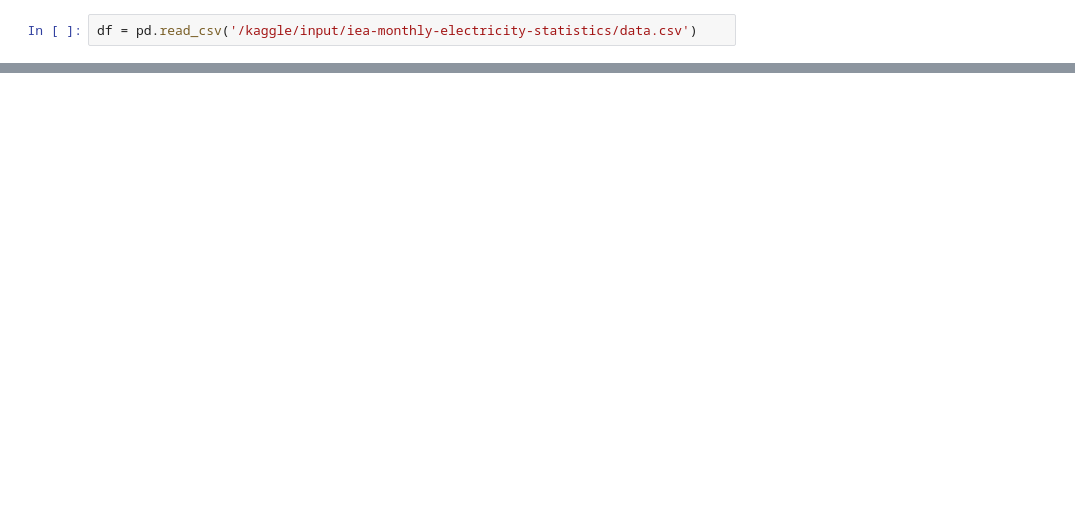
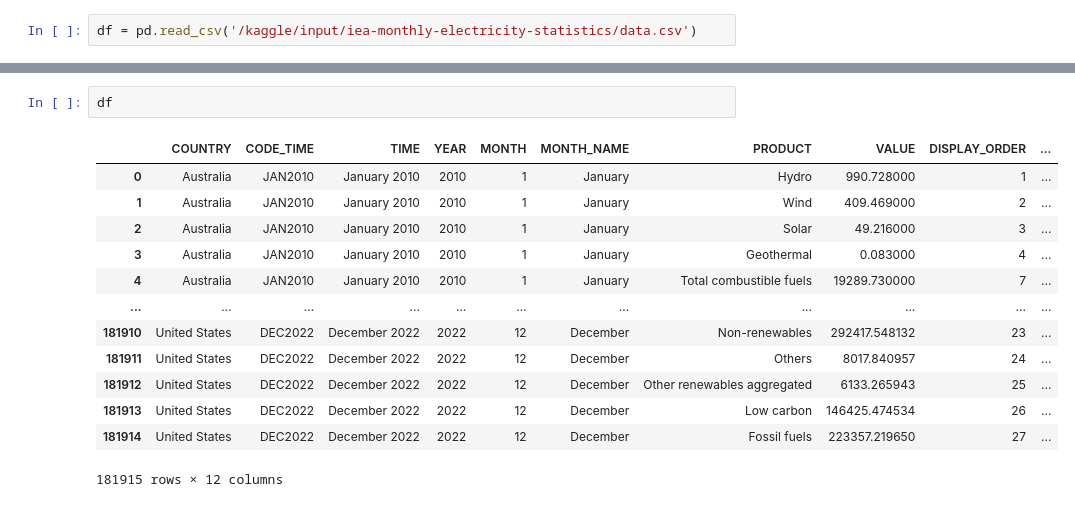
Before and after one commit to JoePortilla/EnergyProductionCol-EDA, a Jupyter notebook: EnergyProductionCol-EDA.ipynb, the cells around one changed output, grey strips where cells are left out. Cells and saved outputs as stored; diff of their text form; blank space fills up the shorter version.

```diff
--- a/EnergyProductionCol-EDA.ipynb
+++ b/EnergyProductionCol-EDA.ipynb
@@ -4,0 +97,16 @@ df = pd.read_csv('/kaggle/input/iea-monthly-electricity-statistics/data.csv')
+# %%
+df
+# %% [output]
+|  | COUNTRY | CODE_TIME | TIME | YEAR | MONTH | MONTH_NAME | PRODUCT | VALUE | DISPLAY_ORDER | ... |
+| 0 | Australia | JAN2010 | January 2010 | 2010 | 1 | January | Hydro | 990.728000 | 1 | ... |
+| 1 | Australia | JAN2010 | January 2010 | 2010 | 1 | January | Wind | 409.469000 | 2 | ... |
+| 2 | Australia | JAN2010 | January 2010 | 2010 | 1 | January | Solar | 49.216000 | 3 | ... |
+| 3 | Australia | JAN2010 | January 2010 | 2010 | 1 | January | Geothermal | 0.083000 | 4 | ... |
+| 4 | Australia | JAN2010 | January 2010 | 2010 | 1 | January | Total combustible fuels | 19289.730000 | 7 | ... |
+| ... | ... | ... | ... | ... | ... | ... | ... | ... | ... | ... |
+| 181910 | United States | DEC2022 | December 2022 | 2022 | 12 | December | Non-renewables | 292417.548132 | 23 | ... |
+| 181911 | United States | DEC2022 | December 2022 | 2022 | 12 | December | Others | 8017.840957 | 24 | ... |
+| 181912 | United States | DEC2022 | December 2022 | 2022 | 12 | December | Other renewables aggregated | 6133.265943 | 25 | ... |
+| 181913 | United States | DEC2022 | December 2022 | 2022 | 12 | December | Low carbon | 146425.474534 | 26 | ... |
+| 181914 | United States | DEC2022 | December 2022 | 2022 | 12 | December | Fossil fuels | 223357.219650 | 27 | ... |
+181915 rows × 12 columns
```
Also changed, not shown: parts of 40 cells of this notebook.
